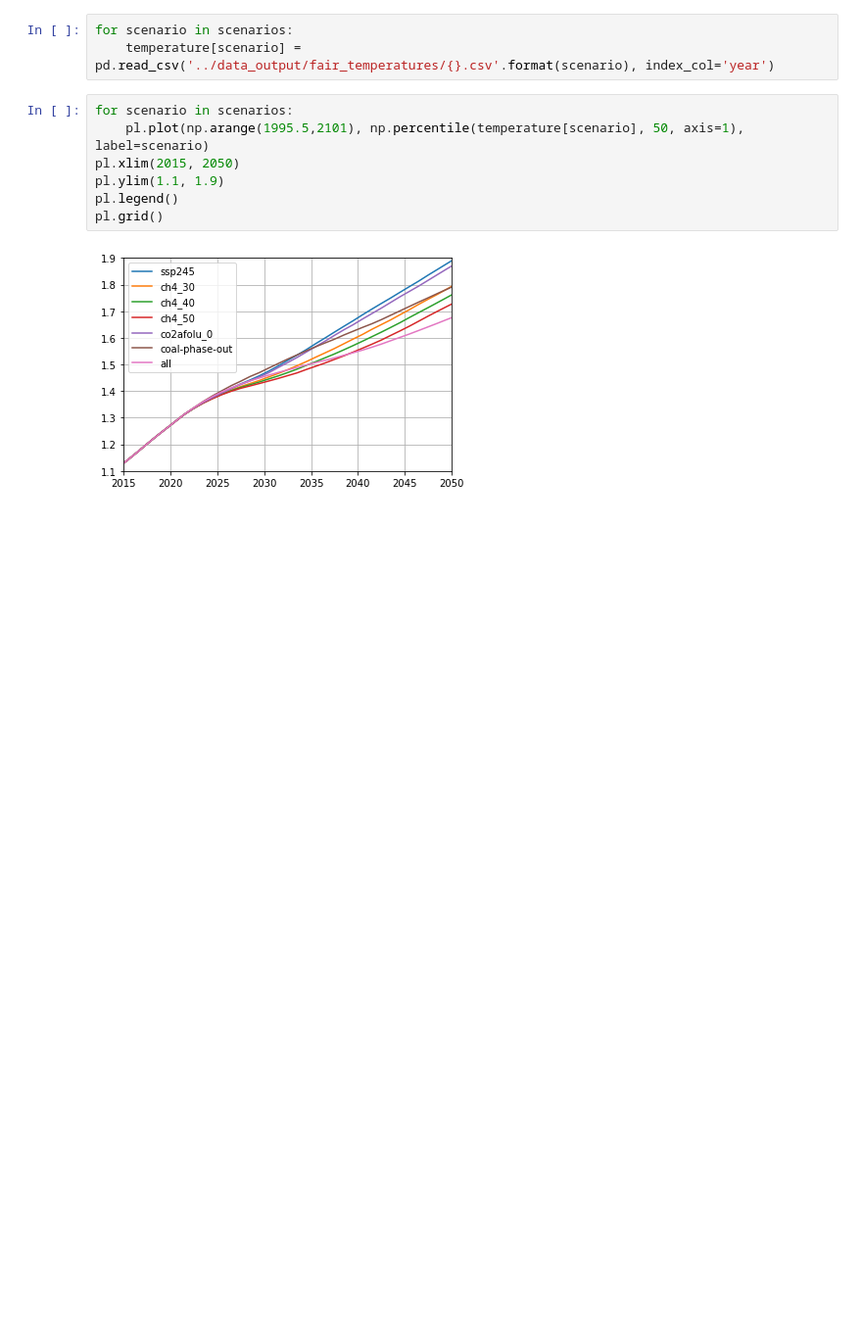
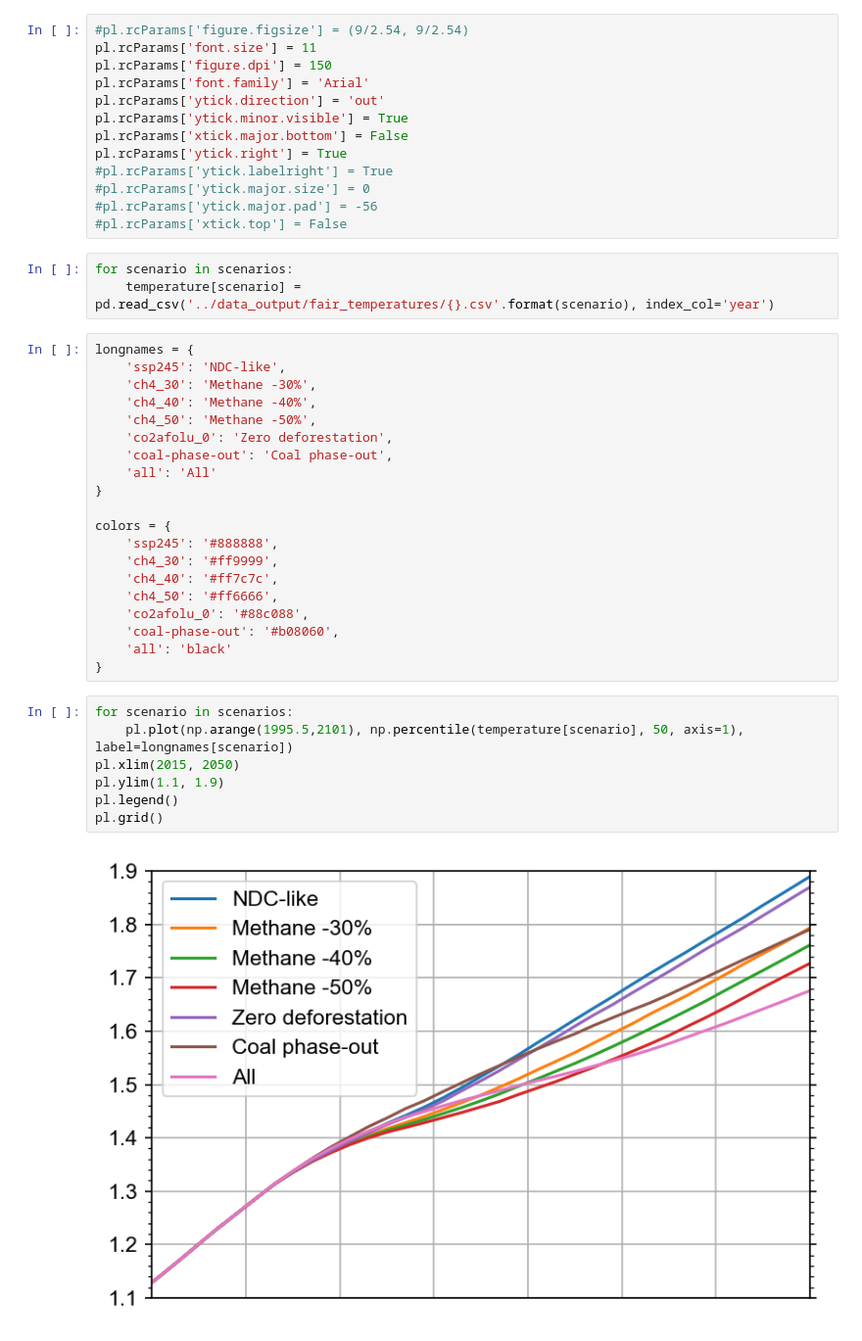
Before and after one commit to chrisroadmap/cop26-pathways, a Jupyter notebook: notebooks/4_analyse-output.ipynb, the cells around one changed output. Shown at 98% size. Drawn from its saved outputs; the diff is of its cells as text; blank space fills up the shorter version.

```diff
--- a/notebooks/4_analyse-output.ipynb
+++ b/notebooks/4_analyse-output.ipynb
@@ -10,15 +13,48 @@ temperature = {}
+# %%
+#pl.rcParams['figure.figsize'] = (9/2.54, 9/2.54)
+pl.rcParams['font.size'] = 11
+pl.rcParams['figure.dpi'] = 150
+pl.rcParams['font.family'] = 'Arial'
+pl.rcParams['ytick.direction'] = 'out'
+pl.rcParams['ytick.minor.visible'] = True
+pl.rcParams['xtick.major.bottom'] = False
+pl.rcParams['ytick.right'] = True
+#pl.rcParams['ytick.labelright'] = True
+#pl.rcParams['ytick.major.size'] = 0
+#pl.rcParams['ytick.major.pad'] = -56
+#pl.rcParams['xtick.top'] = False
 # %%
 for scenario in scenarios:
     temperature[scenario] = pd.read_csv('../data_output/fair_temperatures/{}.csv'.format(scenario), index_col='year')
+# %%
+longnames = {
+    'ssp245': 'NDC-like',
+    'ch4_30': 'Methane -30%',
+    'ch4_40': 'Methane -40%',
+    'ch4_50': 'Methane -50%',
+    'co2afolu_0': 'Zero deforestation',
+    'coal-phase-out': 'Coal phase-out',
+    'all': 'All'
+}
+
+colors = {
+    'ssp245': '#888888',
+    'ch4_30': '#ff9999',
+    'ch4_40': '#ff7c7c',
+    'ch4_50': '#ff6666',
+    'co2afolu_0': '#88c088',
+    'coal-phase-out': '#b08060',
+    'all': 'black'
+}
 # %%
 for scenario in scenarios:
-    pl.plot(np.arange(1995.5,2101), np.percentile(temperature[scenario], 50, axis=1), label=scenario)
+    pl.plot(np.arange(1995.5,2101), np.percentile(temperature[scenario], 50, axis=1), label=longnames[scenario])
 pl.xlim(2015, 2050)
 pl.ylim(1.1, 1.9)
 pl.legend()
 pl.grid()
 # %% [output]
-[figure, old version]
+[figure, new version]
 # %%
 for scenario in scenarios:
     pl.plot(np.arange(1995.5,2101), np.percentile(temperature[scenario], 50, axis=1), label=scenario)
```
Also changed, not shown: parts of 5 cells of this notebook, 4 other files.
